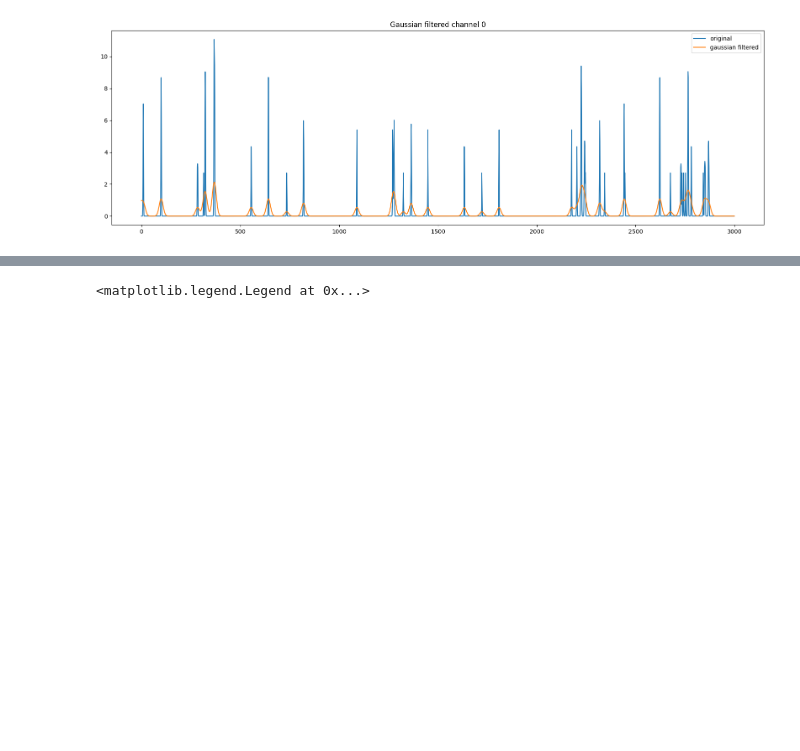
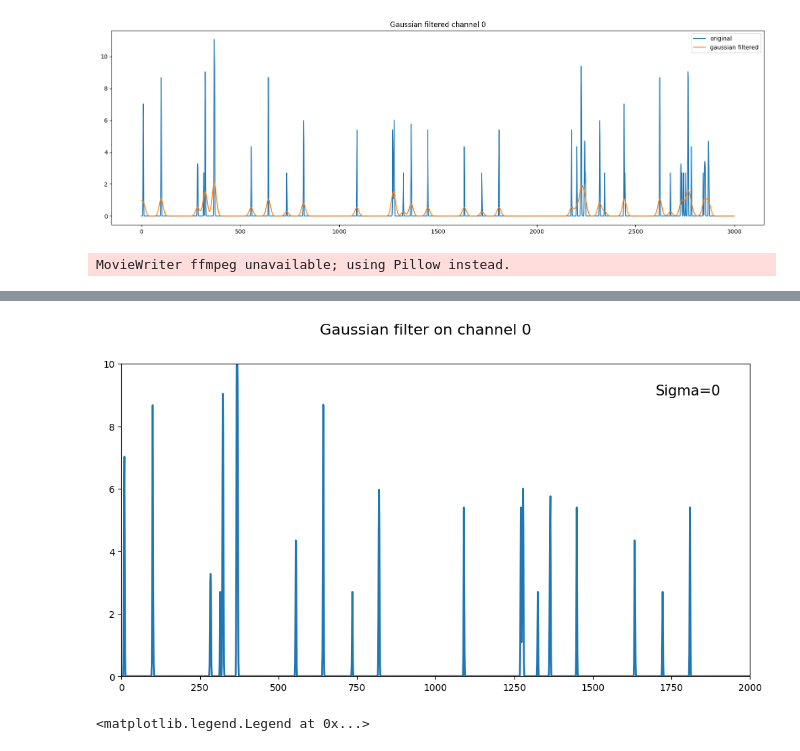
Before and after one commit to JankowskiDaniel/Neural-Deep-Retina, a Jupyter notebook: notebooks/output-smoothing.ipynb, the cells around one changed output, grey strips where cells are left out. Drawn from its saved outputs; the diff is of its cells as text; code cells hidden in the pictures; blank space fills up the shorter version.

```diff
--- a/notebooks/output-smoothing.ipynb
+++ b/notebooks/output-smoothing.ipynb
@@ -85,0 +68,37 @@ HTML(ani.to_jshtml())
+# %%
+data = subset_df.iloc[:, selected_channel]
+sigmas = [0, 1, 2, 3, 4, 5, 6, 7, 8, 9, 10, 12, 15, 18]
+sigmas = list(reversed(sigmas))
+xs = data.index
+
+fig = plt.figure(figsize=(12, 6))
+ax = plt.axes(xlim =(0, 2000),
+                ylim =(0, 10))
+
+sigma_text = ax.text(1700, 9, '', fontsize=15)
+
+line, = ax.plot([], [], lw = 2)
+
+def init():
+    line.set_data([], [])
+    return line,
+
+def update(i):
+    if sigmas[i] == 0:
+        gaussian_filtered = data
+    else:
+        gaussian_filtered = gaussian_filter(data, sigma=sigmas[i])
+    line.set_data(xs, gaussian_filtered)
+    sigma_text.set_text(f"Sigma={sigmas[i]}")
+    return line,
+
+fig.suptitle('Gaussian filter on channel 0', fontsize=16)
+
+ani = animation.FuncAnimation(fig, update, init_func=init,
+                              frames = len(sigmas),
+                              interval=120, blit=True)
+
+ani.save('test.gif', dpi=150)
+HTML(ani.to_jshtml())
+# %% [output]
+MovieWriter ffmpeg unavailable; using Pillow instead.
@@ -86,3 +106,4 @@ HTML(ani.to_jshtml())
+[figure, added]
 # %%
 dx = 1
 sigma = 2
```
Also changed, not shown: parts of 4 cells of this notebook, 18 other files.
